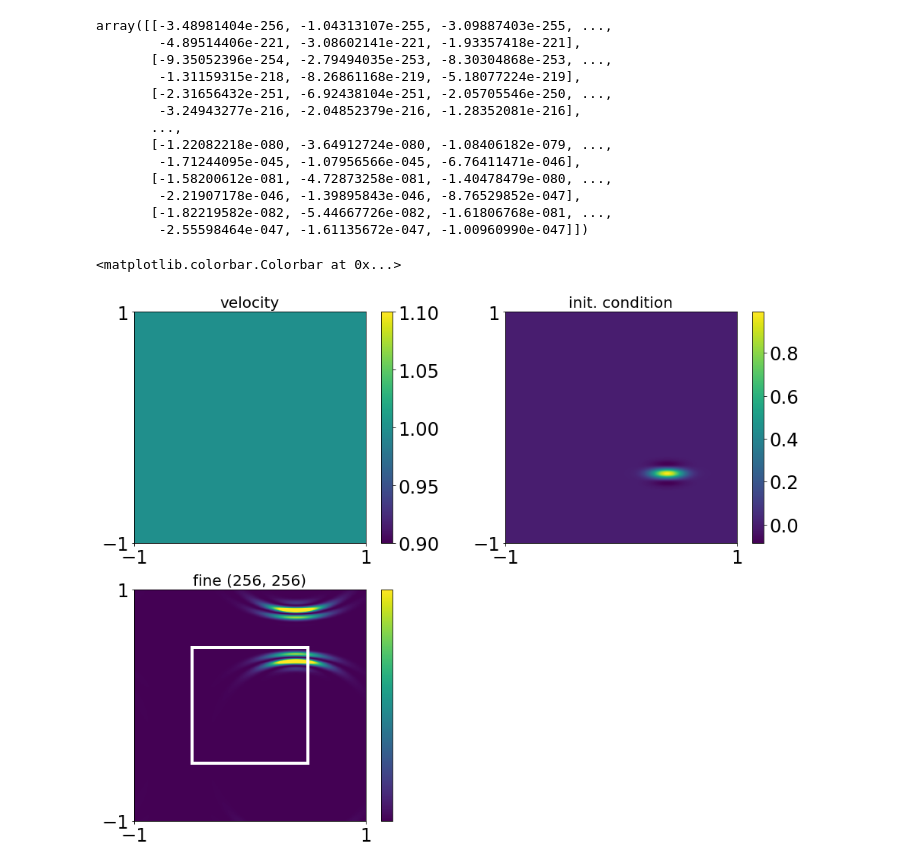
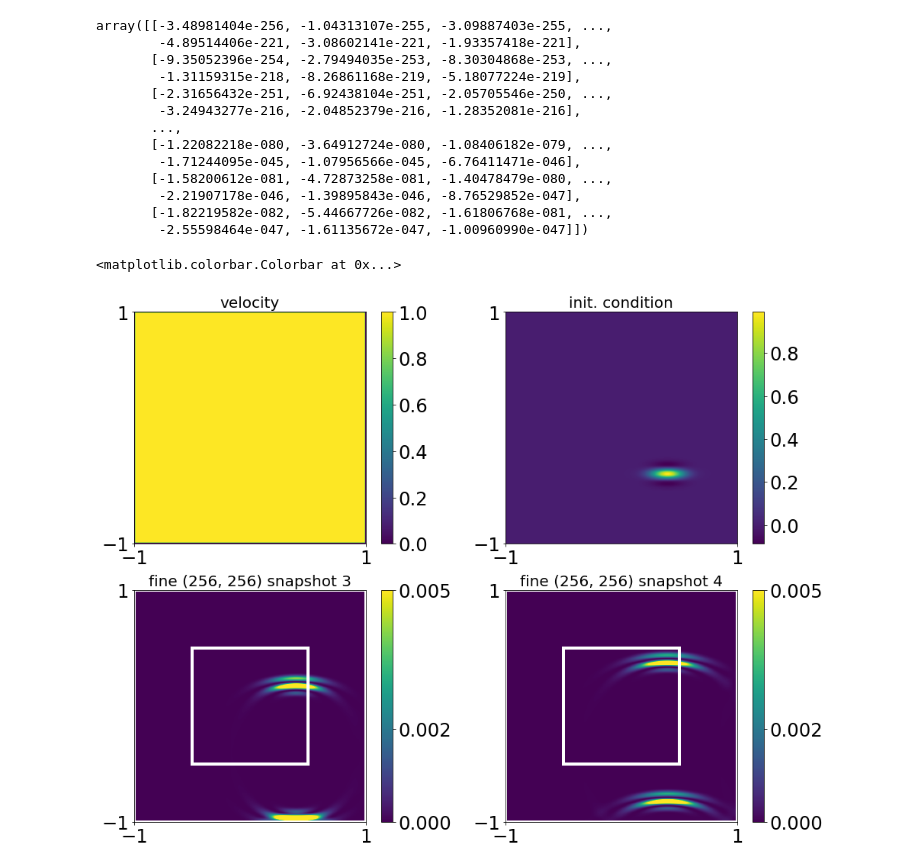
Before and after one commit to utkaiser/masterthesis_code, a Jupyter notebook: analysis/perfectly_matched_layer.ipynb, the cells around one changed output. Saved outputs shown, nothing was run; the diff lists cells and outputs as text; code cells hidden in the pictures.

```diff
--- a/analysis/perfectly_matched_layer.ipynb
+++ b/analysis/perfectly_matched_layer.ipynb
@@ -75,6 +75,11 @@ u0 = u0_2
 # u0 = np.exp(-250.0*(0.2*(xx-center[0])**2 + (yy-center[1])**2))*np.cos(8*np.pi*(yy-center[1]))
 ut0 = np.zeros([np.size(xx,axis=1),np.size(yy,axis=0)])
 vel = 1. + 0.0*yy #- 0.5*(np.abs(yy+xx-0.)>0.4) + 0.*(np.abs(xx-0.4)<0.2)*(np.abs(yy-0.5)<0.1) #np.ones([np.size(xx,axis=1),np.size(yy,axis=0)]) #fig9 vel
+
+vel[0,:] = 0
+vel[:,0] = 0
+vel[-1,:] = 0
+vel[:,-1] = 0
 
 # def four_layers(x, y):
 #     res = x + np.pi / 3.1 * y
@@ -128,7 +133,7 @@ for velname, vel in veltest:
     uf[:,:,0] = u0
     utf[:,:,0] = ut0
     for j in range(1,mt):
-        uf[:,:,j],utf[:,:,j] = wave2.wave2s(uf[:,:,j-1],utf[:,:,j-1],vel,dx,dt,cT)
+        uf[:,:,j],utf[:,:,j] = wave2.velocity_verlet_time_integrator(uf[:,:,j-1],utf[:,:,j-1],vel,dx,dt,cT)
 
     # #### Coarse solution ####
     # ucc = np.zeros([xx.shape[0],xx.shape[1],mt])
@@ -169,61 +174,42 @@ for velname, vel in veltest:
 # %%
 tj = 4
 fig1 = plt.figure(figsize=(16,19))
 
 ax1 = fig1.add_subplot(3,2,1)
 pos1 = ax1.imshow(vel,extent=(-1,1,-1,1))
 ax1.set_title('velocity', fontsize=20)
 plt.xticks([-1,1])
 plt.yticks([-1,1])
 plt.colorbar(pos1)
 
 ax2 = fig1.add_subplot(3,2,2)
 pos2 = ax2.imshow(u0,extent=(-1,1,-1,1))
 ax2.set_title('init. condition', fontsize=20)
 plt.xticks([-1,1])
 plt.yticks([-1,1])
 plt.colorbar(pos2)
 
 ax3 = fig1.add_subplot(3,2,3)
-pos3 = ax3.imshow(WaveUtil.WaveEnergyField(uf[:,:,tj],utf[:,:,tj],vel,dx)*dx*dx,vmax=0.005,extent=(-1,1,-1,1))
-ax3.set_title('fine ' + str(uf[:,:,tj].shape), fontsize=20)
+pos3 = ax3.imshow(WaveUtil.WaveEnergyField(uf[:,:,tj-1],utf[:,:,tj-1],vel,dx)*dx*dx,vmax=0.005,extent=(-1,1,-1,1))
+ax3.set_title('fine ' + str(uf[:,:,tj].shape) + " snapshot 3", fontsize=20)
 plt.xticks([-1,1])
 plt.yticks([-1,1])
 plt.plot([.5,.5],[.5,-.5],'w',linewidth=4)
 plt.plot([-.5,-.5],[-.5,.5],'w',linewidth=4)
 plt.plot([-.5,.5],[.5,.5],'w',linewidth=4)
 plt.plot([.5,-.5],[-.5,-.5],'w',linewidth=4)
-plt.colorbar(pos1,ticks = [0,0.002,0.005])
+plt.colorbar(pos3,ticks = [0,0.002,0.005])
 
-# ax4 = fig1.add_subplot(3,2,4)
-# pos4 = ax4.imshow(WaveUtil.WaveEnergyField(ucc[:,:,tj],utcc[:,:,tj],vel,dx)*dx*dx,vmax=.005,extent=(-1,1,-1,1))
-# ax4.set_title('coarse', fontsize=20)
-# plt.xticks([-1,1])
-# plt.yticks([-1,1])
-# plt.plot([-0.5,0.4],[0.45,0.85],'r',linewidth=4)
-# plt.plot([0.,0.],[0.,0.4],'w',linewidth=4)
-# plt.plot([0.,-0.2],[0.4,0.84],'w',linewidth=4)
-# plt.colorbar(pos4,ticks = [0,0.002,0.005])
-#
-# ax5 = fig1.add_subplot(3,2,5)
-# pos5 = ax5.imshow(WaveUtil.WaveEnergyField(unn1[:,:,tj],utnn1[:,:,tj],vel,dx)*dx*dx,vmax=.005,extent=(-1,1,-1,1))
-# ax5.set_title(r'unet 6lvl $\Delta t^*=0.2 256^2$', fontsize=20)
-# plt.xticks([-1,1])
-# plt.yticks([-1,1])
-# plt.plot([-0.5,0.4],[0.45,0.85],'r',linewidth=4)
-# plt.plot([0.,0.],[0.,0.4],'w',linewidth=4)
-# plt.plot([0.,-0.2],[0.4,0.84],'w',linewidth=4)
-# plt.colorbar(pos5,ticks = [0,0.002,0.005])
-#
-# ax6 = fig1.add_subplot(3,2,6)
-# pos6 = ax6.imshow(WaveUtil.WaveEnergyField(unn2[:,:,tj],utnn2[:,:,tj],vel,dx)*dx*dx,vmax=0.005,extent=(-1,1,-1,1))
-# ax6.set_title(r'tiramisu $\Delta t^*=0.2$ 256^2', fontsize=20)
-# plt.xticks([-1,1])
-# plt.yticks([-1,1])
-# plt.plot([-0.5,0.4],[0.45,0.85],'r',linewidth=4)
-# plt.plot([0.,0.],[0.,0.4],'w',linewidth=4)
-# plt.plot([0.,-0.2],[0.4,0.84],'w',linewidth=4)
-# plt.colorbar(pos6, ticks = [0,0.002,0.005])
+ax4 = fig1.add_subplot(3,2,4)
+pos4 = ax4.imshow(WaveUtil.WaveEnergyField(uf[:,:,tj],utf[:,:,tj],vel,dx)*dx*dx,vmax=0.005,extent=(-1,1,-1,1))
+ax4.set_title('fine ' + str(uf[:,:,tj].shape) + " snapshot 4", fontsize=20)
+plt.xticks([-1,1])
+plt.yticks([-1,1])
+plt.plot([.5,.5],[.5,-.5],'w',linewidth=4)
+plt.plot([-.5,-.5],[-.5,.5],'w',linewidth=4)
+plt.plot([-.5,.5],[.5,.5],'w',linewidth=4)
+plt.plot([.5,-.5],[-.5,-.5],'w',linewidth=4)
+plt.colorbar(pos4,ticks = [0,0.002,0.005])
 # %% [output]
 <matplotlib.colorbar.Colorbar at 0x...>
-[figure, old version]
+[figure, new version]
```
Also changed, not shown: parts of 2 cells of this notebook, 18 other files.
